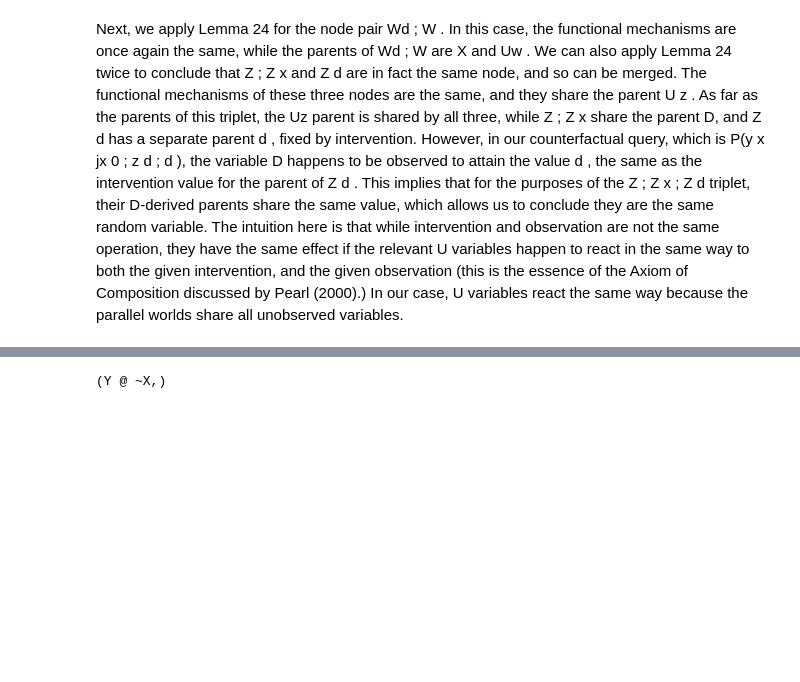
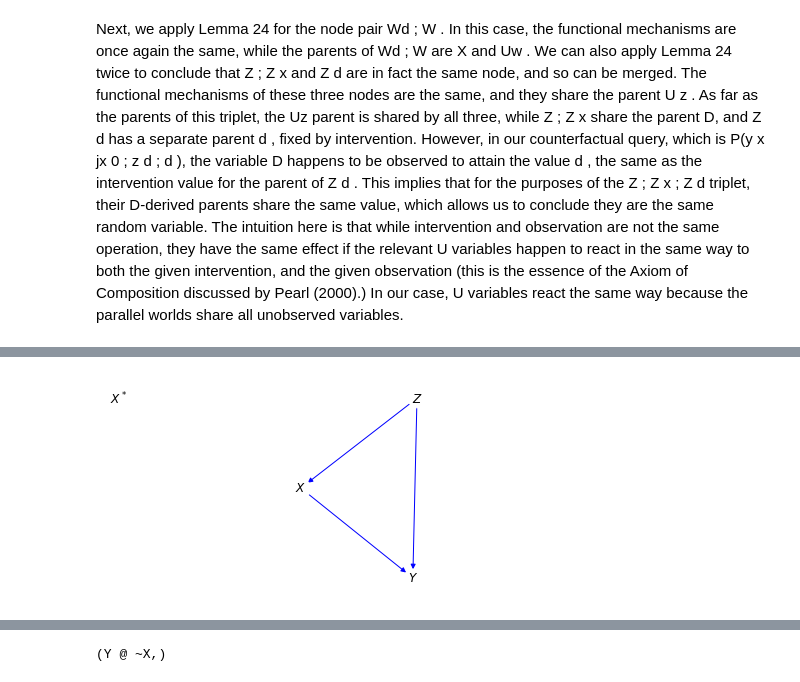
Before and after one commit to y0-causal-inference/y0, a Jupyter notebook: notebooks/CounterfactualIdentification.ipynb, the cells around one changed output, grey strips where cells are left out. Cells and saved outputs as stored; diff of their text form; code cells hidden in the pictures; blank space fills up the shorter version.

```diff
--- a/notebooks/CounterfactualIdentification.ipynb
+++ b/notebooks/CounterfactualIdentification.ipynb
@@ -214,0 +343,4 @@ $P(D, X, {Y}_{X^*}, Z)$
+# %%
+backdoor.intervene([~X]).draw()
+# %% [output]
+[figure, added]
```
Also changed, not shown: parts of 21 cells of this notebook, 4 other files.
